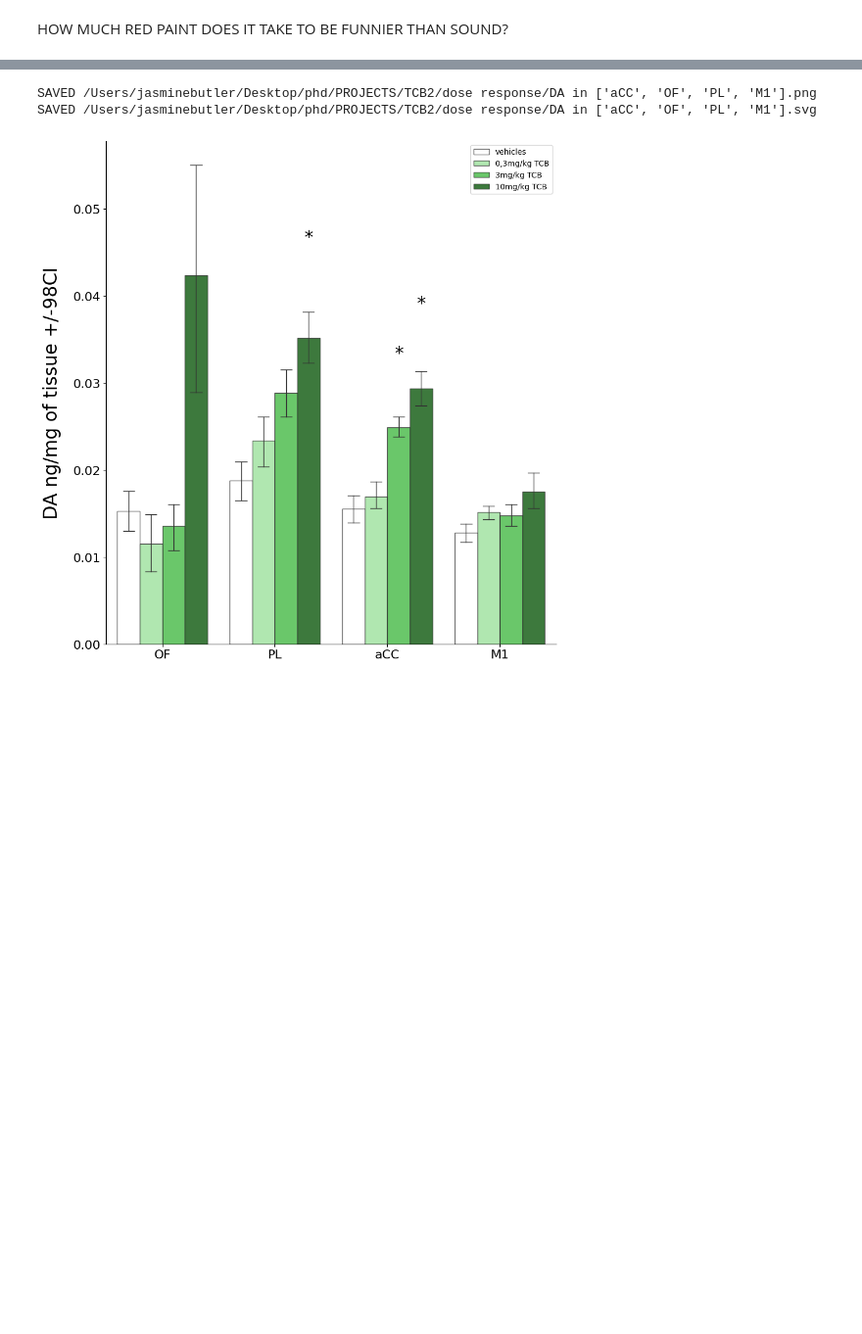
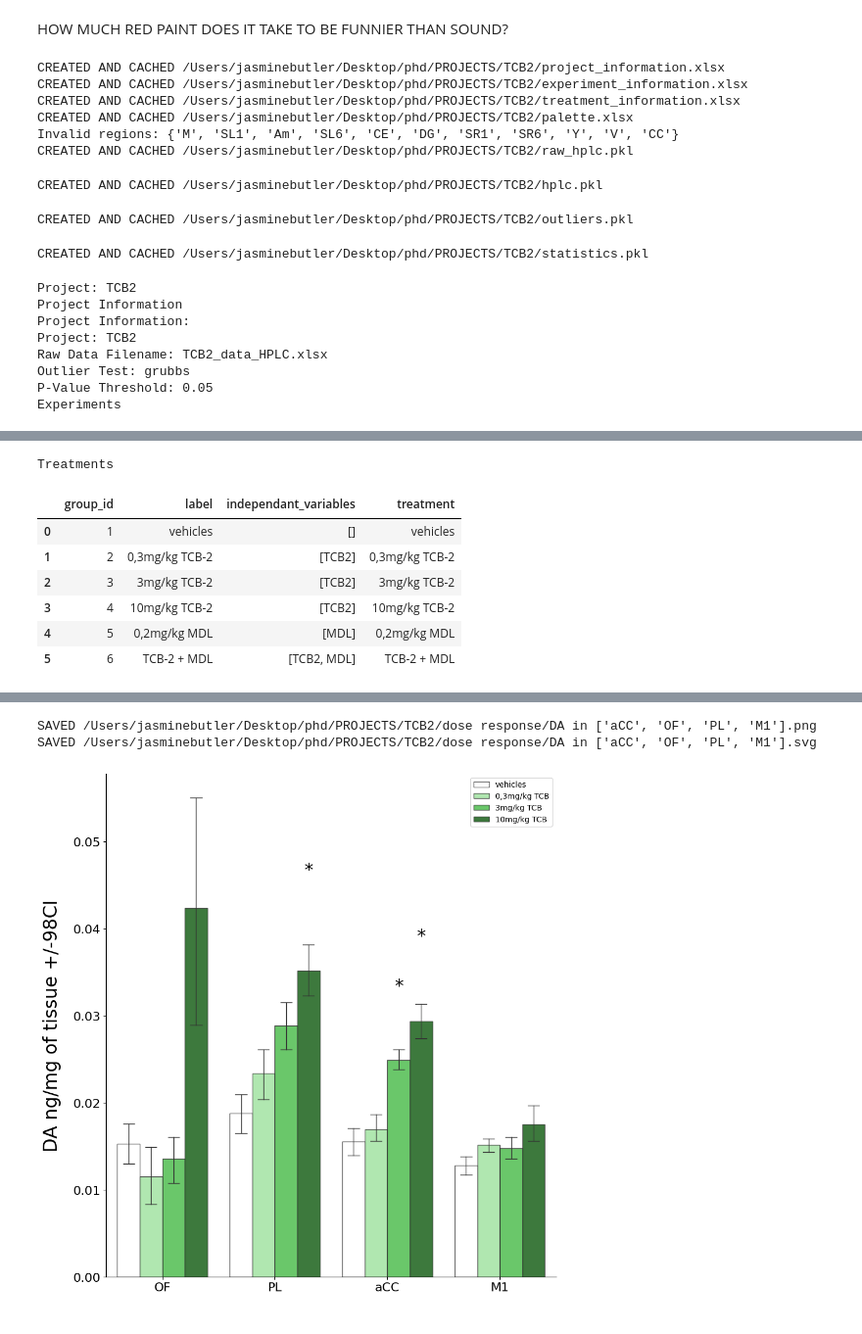
Before and after one commit to remicorne/phd, a Jupyter notebook: NEW_DASH.ipynb, the cells around one changed output, grey strips where cells are left out. Shown at 98% size. Drawn from its saved outputs; the diff is of its cells as text; code cells hidden in the pictures; blank space fills up the shorter version.

```diff
--- a/NEW_DASH.ipynb
+++ b/NEW_DASH.ipynb
@@ -1,2 +1,27 @@
 # %% [markdown]
 HOW MUCH RED PAINT DOES IT TAKE TO BE FUNNIER THAN SOUND?
+# %%
+
+#INITIATE PROJECT
+from module.core.Project import Project
+
+project = Project('TCB2')
+project
+# %% [output]
+CREATED AND CACHED /Users/jasminebutler/Desktop/phd/PROJECTS/TCB2/project_information.xlsx
+CREATED AND CACHED /Users/jasminebutler/Desktop/phd/PROJECTS/TCB2/experiment_information.xlsx
+CREATED AND CACHED /Users/jasminebutler/Desktop/phd/PROJECTS/TCB2/treatment_information.xlsx
+CREATED AND CACHED /Users/jasminebutler/Desktop/phd/PROJECTS/TCB2/palette.xlsx
+Invalid regions: {'M', 'SL1', 'Am', 'SL6', 'CE', 'DG', 'SR1', 'SR6', 'Y', 'V', 'CC'}
+CREATED AND CACHED /Users/jasminebutler/Desktop/phd/PROJECTS/TCB2/raw_hplc.pkl
+CREATED AND CACHED /Users/jasminebutler/Desktop/phd/PROJECTS/TCB2/hplc.pkl
+CREATED AND CACHED /Users/jasminebutler/Desktop/phd/PROJECTS/TCB2/outliers.pkl
+CREATED AND CACHED /Users/jasminebutler/Desktop/phd/PROJECTS/TCB2/statistics.pkl
+Project: TCB2
+Project Information
+Project Information:
+Project: TCB2
+Raw Data Filename: TCB2_data_HPLC.xlsx
+Outlier Test: grubbs
+P-Value Threshold: 0.05
+Experiments
@@ -3,3 +31,11 @@ HOW MUCH RED PAINT DOES IT TAKE TO BE FUNNIER THAN SOUND?
+Treatments
+|  | group_id | label | independant_variables | treatment |
+| 0 | 1 | vehicles | [] | vehicles |
+| 1 | 2 | 0,3mg/kg TCB-2 | [TCB2] | 0,3mg/kg TCB-2 |
+| 2 | 3 | 3mg/kg TCB-2 | [TCB2] | 3mg/kg TCB-2 |
+| 3 | 4 | 10mg/kg TCB-2 | [TCB2] | 10mg/kg TCB-2 |
+| 4 | 5 | 0,2mg/kg MDL | [MDL] | 0,2mg/kg MDL |
+| 5 | 6 | TCB-2 + MDL | [TCB2, MDL] | TCB-2 + MDL |
 # %%
 #INSPECT DATA
 from module.core import  HPLC
```
Also changed, not shown: parts of 5 cells of this notebook.
